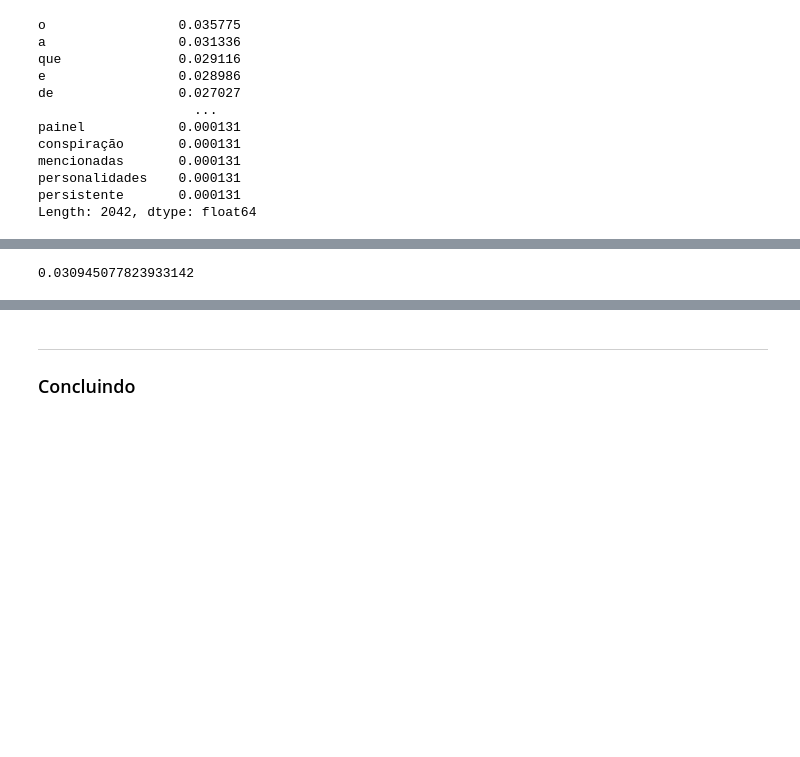
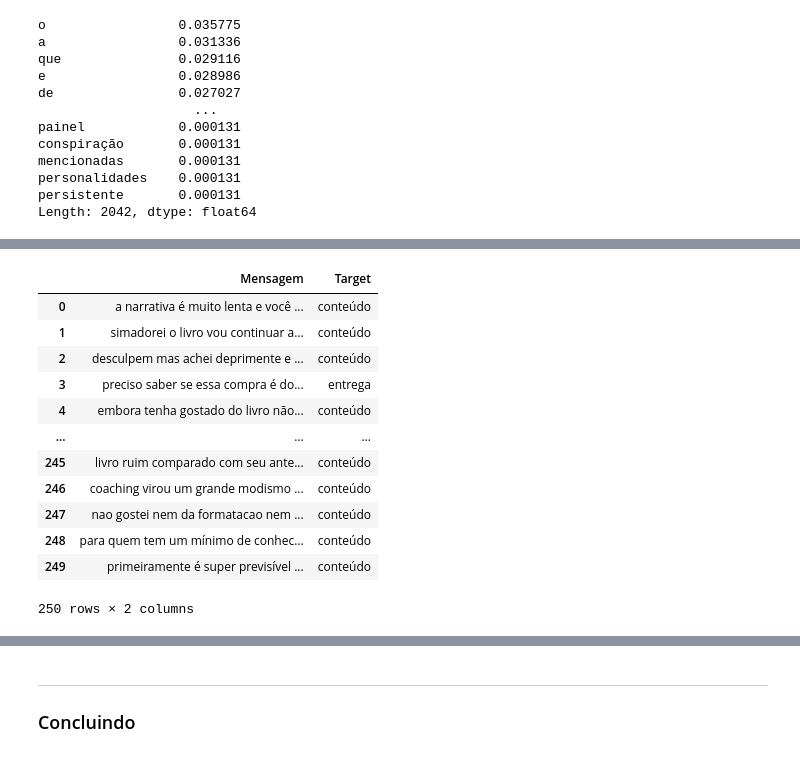
Before and after one commit to lucassantoss4/CdaDos_P1, a Jupyter notebook: COPIA_1.ipynb, the cells around one changed output, grey strips where cells are left out. Drawn from its saved outputs; the diff is of its cells as text; code cells hidden in the pictures; blank space fills up the shorter version.

```diff
--- a/COPIA_1.ipynb
+++ b/COPIA_1.ipynb
@@ -255,5 +237,17 @@ frequencia_suavizada
  ...}
-# %%
-frequencia_suavizada['de']
-# %% [output]
-0.030945077823933142
+# %%
+df_test
+# %% [output]
+|  | Mensagem | Target |
+| 0 | a narrativa é muito lenta e você ... | conteúdo |
+| 1 | simadorei o livro vou continuar a... | conteúdo |
+| 2 | desculpem mas achei deprimente e ... | conteúdo |
+| 3 | preciso saber se essa compra é do... | entrega |
+| 4 | embora tenha gostado do livro não... | conteúdo |
+| ... | ... | ... |
+| 245 | livro ruim comparado com seu ante... | conteúdo |
+| 246 | coaching virou um grande modismo ... | conteúdo |
+| 247 | nao gostei nem da formatacao nem ... | conteúdo |
+| 248 | para quem tem um mínimo de conhec... | conteúdo |
+| 249 | primeiramente é super previsível ... | conteúdo |
+250 rows × 2 columns
```
Also changed, not shown: parts of 8 cells of this notebook.
